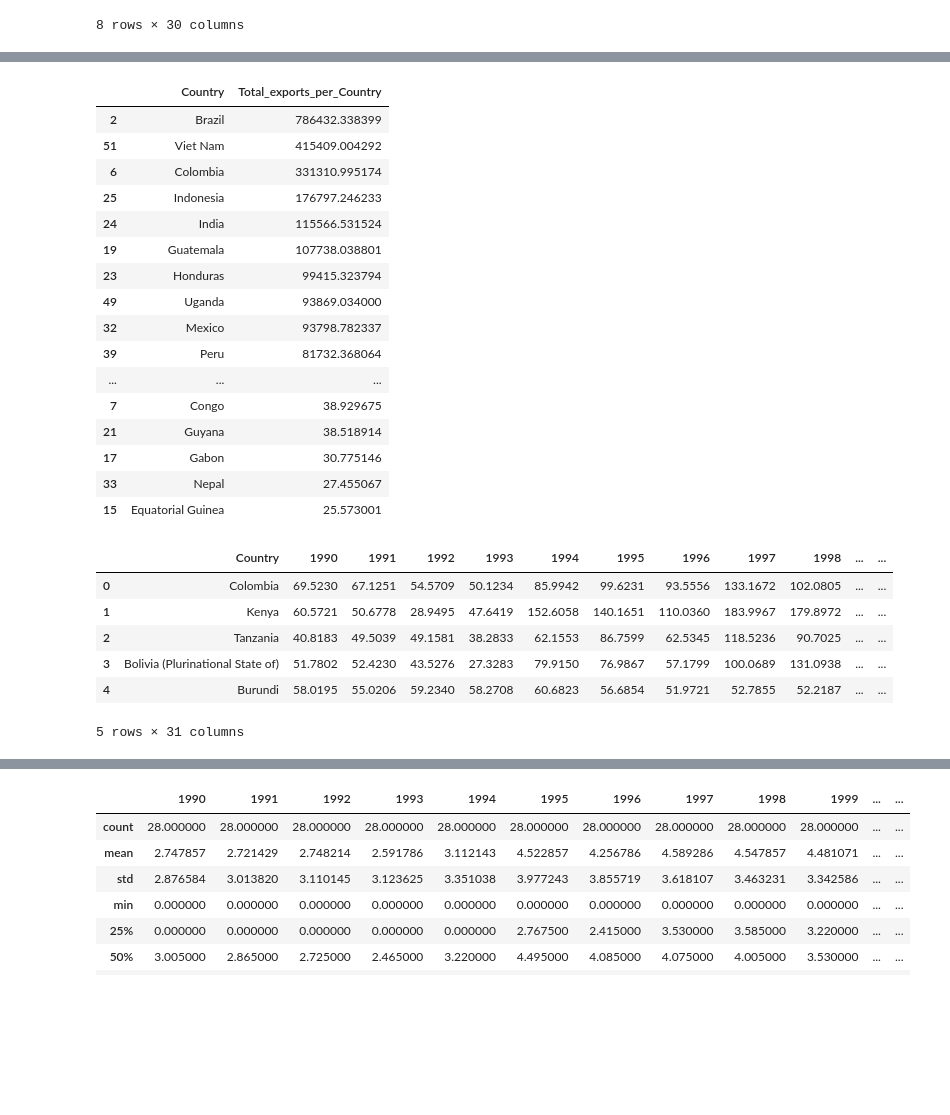
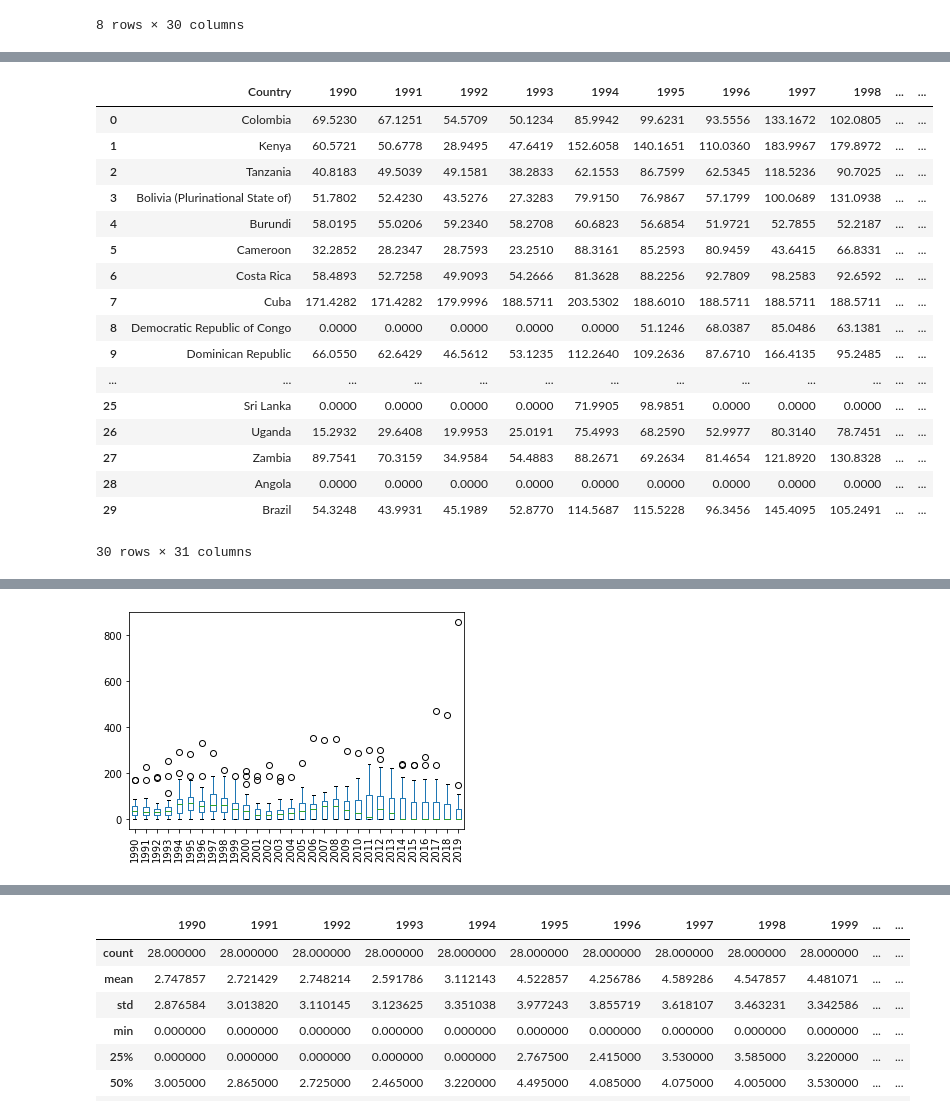
Before and after one commit to SandraBotica/Project-3, a Jupyter notebook: coffee_data.ipynb, the cells around one changed output, grey strips where cells are left out. Cells and saved outputs as stored; diff of their text form; code cells hidden in the pictures; blank space fills up the shorter version.

```diff
--- a/coffee_data.ipynb
+++ b/coffee_data.ipynb
@@ -142,37 +77,27 @@ exports_df.sort_values(by="Total_exports_per_Country", ascending=False)
-# %%
-total_country_exports_df = exports_df.iloc[:,[0,31]]
-total_country_exports_df.sort_values(by="Total_exports_per_Country", ascending=False)
-# %% [output]
-|  | Country | Total_exports_per_Country |
-| 2 | Brazil | 786432.338399 |
-| 51 | Viet Nam | 415409.004292 |
-| 6 | Colombia | 331310.995174 |
-| 25 | Indonesia | 176797.246233 |
-| 24 | India | 115566.531524 |
-| 19 | Guatemala | 107738.038801 |
-| 23 | Honduras | 99415.323794 |
-| 49 | Uganda | 93869.034000 |
-| 32 | Mexico | 93798.782337 |
-| 39 | Peru | 81732.368064 |
-| ... | ... | ... |
-| 7 | Congo | 38.929675 |
-| 21 | Guyana | 38.518914 |
-| 17 | Gabon | 30.775146 |
-| 33 | Nepal | 27.455067 |
-| 15 | Equatorial Guinea | 25.573001 |
 # %%
 # Read the 'Prices paid to growers in exporting countries' data into a Pandas DataFrame
 prices_paid_to_growers_df = pd.read_excel(r'cleaned_resources/Prices_paid_to_growers.xlsx', engine='openpyxl')
 prices_paid_to_growers_df = prices_paid_to_growers_df.drop(labels=[62,63,64,65,66,67], axis =0)
-prices_paid_to_growers_df.head()
+prices_paid_to_growers_df.head(30)
 # %% [output]
 |  | Country | 1990 | 1991 | 1992 | 1993 | 1994 | 1995 | 1996 | 1997 | 1998 | ... | ... |
 | 0 | Colombia | 69.5230 | 67.1251 | 54.5709 | 50.1234 | 85.9942 | 99.6231 | 93.5556 | 133.1672 | 102.0805 | ... | ... |
 | 1 | Kenya | 60.5721 | 50.6778 | 28.9495 | 47.6419 | 152.6058 | 140.1651 | 110.0360 | 183.9967 | 179.8972 | ... | ... |
 | 2 | Tanzania | 40.8183 | 49.5039 | 49.1581 | 38.2833 | 62.1553 | 86.7599 | 62.5345 | 118.5236 | 90.7025 | ... | ... |
 | 3 | Bolivia (Plurinational State of) | 51.7802 | 52.4230 | 43.5276 | 27.3283 | 79.9150 | 76.9867 | 57.1799 | 100.0689 | 131.0938 | ... | ... |
 | 4 | Burundi | 58.0195 | 55.0206 | 59.2340 | 58.2708 | 60.6823 | 56.6854 | 51.9721 | 52.7855 | 52.2187 | ... | ... |
+| 5 | Cameroon | 32.2852 | 28.2347 | 28.7593 | 23.2510 | 88.3161 | 85.2593 | 80.9459 | 43.6415 | 66.8331 | ... | ... |
+| 6 | Costa Rica | 58.4893 | 52.7258 | 49.9093 | 54.2666 | 81.3628 | 88.2256 | 92.7809 | 98.2583 | 92.6592 | ... | ... |
+| 7 | Cuba | 171.4282 | 171.4282 | 179.9996 | 188.5711 | 203.5302 | 188.6010 | 188.5711 | 188.5711 | 188.5711 | ... | ... |
+| 8 | Democratic Republic of Congo | 0.0000 | 0.0000 | 0.0000 | 0.0000 | 0.0000 | 51.1246 | 68.0387 | 85.0486 | 63.1381 | ... | ... |
+| 9 | Dominican Republic | 66.0550 | 62.6429 | 46.5612 | 53.1235 | 112.2640 | 109.2636 | 87.6710 | 166.4135 | 95.2485 | ... | ... |
+| ... | ... | ... | ... | ... | ... | ... | ... | ... | ... | ... | ... | ... |
+| 25 | Sri Lanka | 0.0000 | 0.0000 | 0.0000 | 0.0000 | 71.9905 | 98.9851 | 0.0000 | 0.0000 | 0.0000 | ... | ... |
+| 26 | Uganda | 15.2932 | 29.6408 | 19.9953 | 25.0191 | 75.4993 | 68.2590 | 52.9977 | 80.3140 | 78.7451 | ... | ... |
+| 27 | Zambia | 89.7541 | 70.3159 | 34.9584 | 54.4883 | 88.2671 | 69.2634 | 81.4654 | 121.8920 | 130.8328 | ... | ... |
+| 28 | Angola | 0.0000 | 0.0000 | 0.0000 | 0.0000 | 0.0000 | 0.0000 | 0.0000 | 0.0000 | 0.0000 | ... | ... |
+| 29 | Brazil | 54.3248 | 43.9931 | 45.1989 | 52.8770 | 114.5687 | 115.5228 | 96.3456 | 145.4095 | 105.2491 | ... | ... |
-5 rows × 31 columns
+30 rows × 31 columns
 # %%
 prices_paid_to_growers_df.describe()
 # %% [output]
@@ -189,6 +114,13 @@ prices_paid_to_growers_df.describe()
 # %%
 # prices_paid_to_growers_df=pd.melt(prices_paid_to_growers_df, id_vars = "Country", var_name= "Year", value_name="Growers_Price")
 # prices_paid_to_growers_df
+# %%
+# Box plots of price paid to growers per year
+prices_paid_to_growers_df.plot(kind='box')
+plt.xticks(rotation=90)
+plt.savefig("Images/Fig6PricePaidToGrowers.png", dpi=100)
+# %% [output]
+[figure, added]
 # %%
 # Export the DataFrame as a CSV file.
 prices_paid_to_growers_df.to_csv(("Resources/prices_paid_to_growers.csv"))
```
Also changed, not shown: parts of 32 cells of this notebook, 17 other files.
